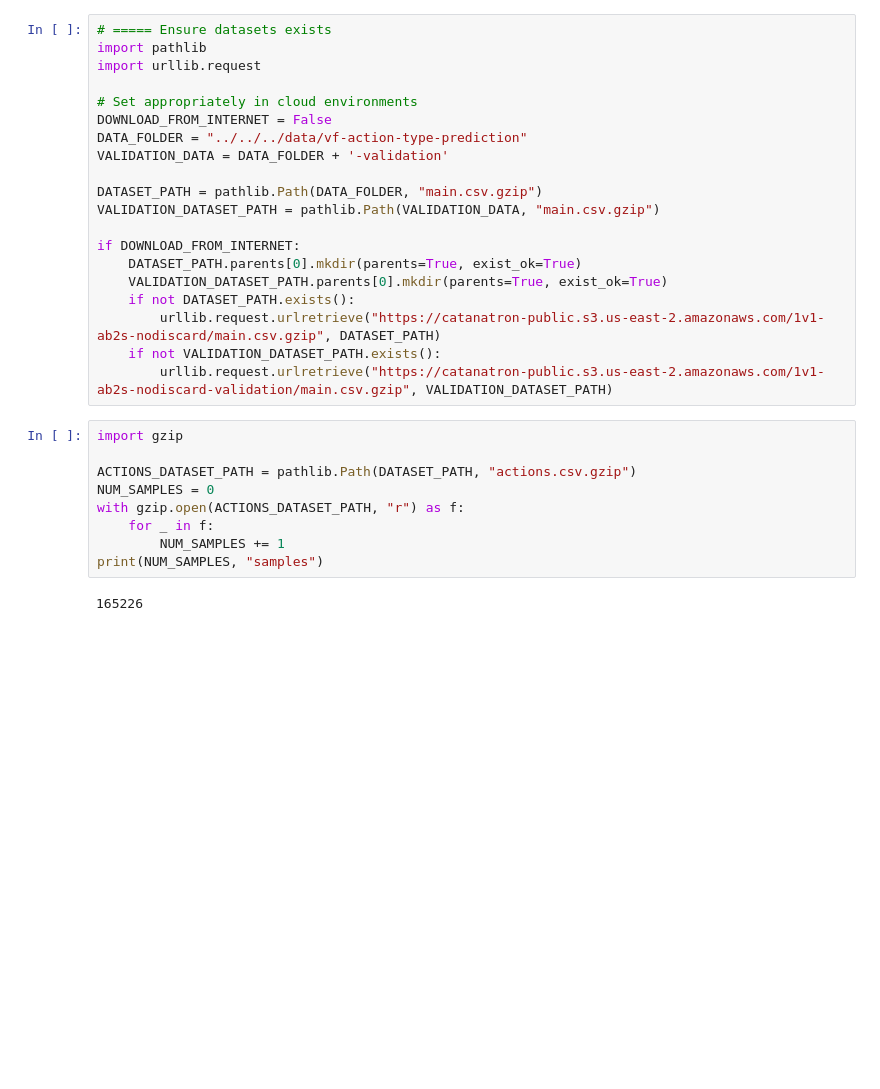
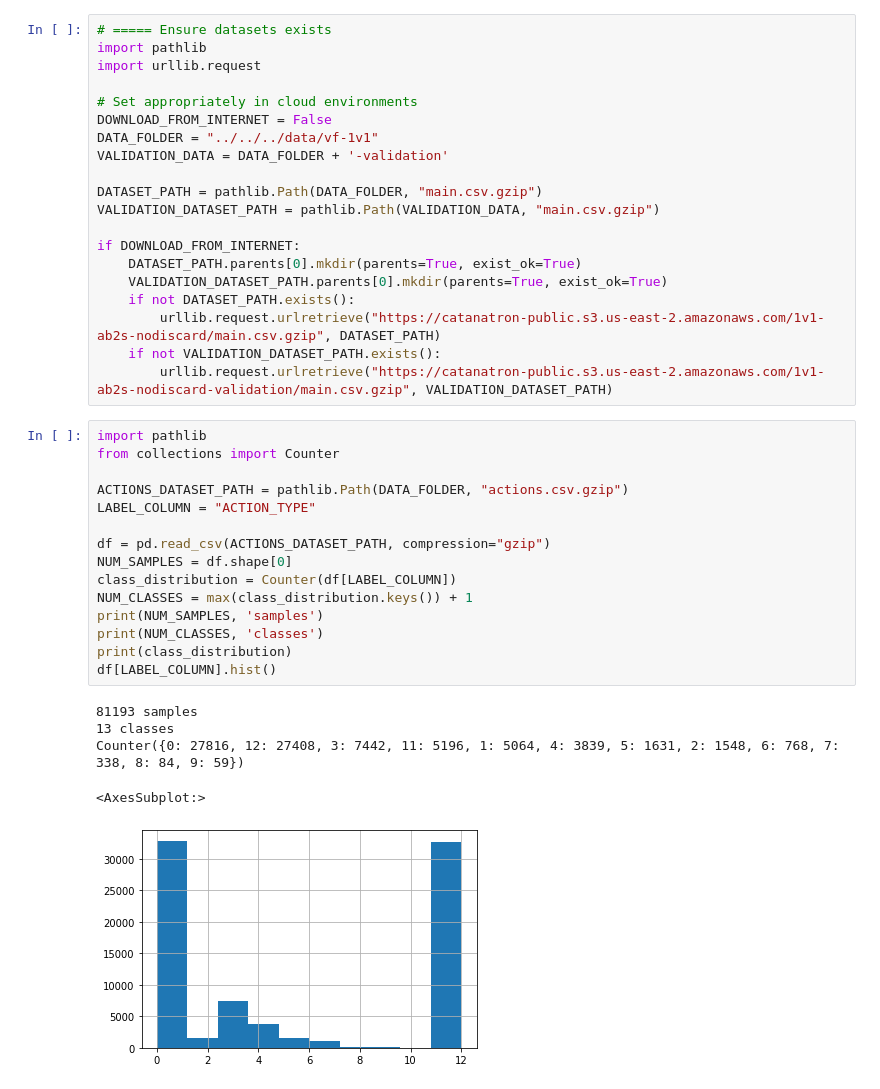
Before and after one commit to bcollazo/catanatron, a Jupyter notebook: catanatron_experimental/catanatron_experimental/notebooks/ImitationActionTypeModel.ipynb, the cells around one changed output. Cells and saved outputs as stored; diff of their text form; blank space fills up the shorter version.

```diff
--- a/catanatron_experimental/catanatron_experimental/notebooks/ImitationActionTypeModel.ipynb
+++ b/catanatron_experimental/catanatron_experimental/notebooks/ImitationActionTypeModel.ipynb
@@ -20,7 +20,7 @@ import urllib.request
 
 # Set appropriately in cloud environments
 DOWNLOAD_FROM_INTERNET = False
-DATA_FOLDER = "../../../data/vf-action-type-prediction"
+DATA_FOLDER = "../../../data/vf-1v1"
 VALIDATION_DATA = DATA_FOLDER + '-validation'
 
 DATASET_PATH = pathlib.Path(DATA_FOLDER, "main.csv.gzip")
@@ -34,16 +34,26 @@ if DOWNLOAD_FROM_INTERNET:
     if not VALIDATION_DATASET_PATH.exists():
         urllib.request.urlretrieve("https://catanatron-public.s3.us-east-2.amazonaws.com/1v1-ab2s-nodiscard-validation/main.csv.gzip", VALIDATION_DATASET_PATH)
 # %%
-import gzip
+import pathlib
+from collections import Counter
 
-ACTIONS_DATASET_PATH = pathlib.Path(DATASET_PATH, "actions.csv.gzip")
-NUM_SAMPLES = 0
-with gzip.open(ACTIONS_DATASET_PATH, "r") as f:
-    for _ in f:
-        NUM_SAMPLES += 1
-print(NUM_SAMPLES, "samples")
+ACTIONS_DATASET_PATH = pathlib.Path(DATA_FOLDER, "actions.csv.gzip")
+LABEL_COLUMN = "ACTION_TYPE"
+
+df = pd.read_csv(ACTIONS_DATASET_PATH, compression="gzip")
+NUM_SAMPLES = df.shape[0]
+class_distribution = Counter(df[LABEL_COLUMN])
+NUM_CLASSES = max(class_distribution.keys()) + 1
+print(NUM_SAMPLES, 'samples')
+print(NUM_CLASSES, 'classes')
+print(class_distribution)
+df[LABEL_COLUMN].hist()
 # %% [output]
-165226
+81193 samples
+13 classes
+Counter({0: 27816, 12: 27408, 3: 7442, 11: 5196, 1: 5064, 4: 3839, 5: 1631, 2: 1548, 6: 768, 7: 338, 8: 84, 9: 59})
+<AxesSubplot:>
+[figure, added]
 # %%
 data = pd.read_csv(DATASET_PATH, nrows=10, compression='gzip')
 validation_data = pd.read_csv(VALIDATION_DATASET_PATH, nrows=10, compression='gzip')
```
Also changed, not shown: parts of 15 cells of this notebook, 2 other files.
